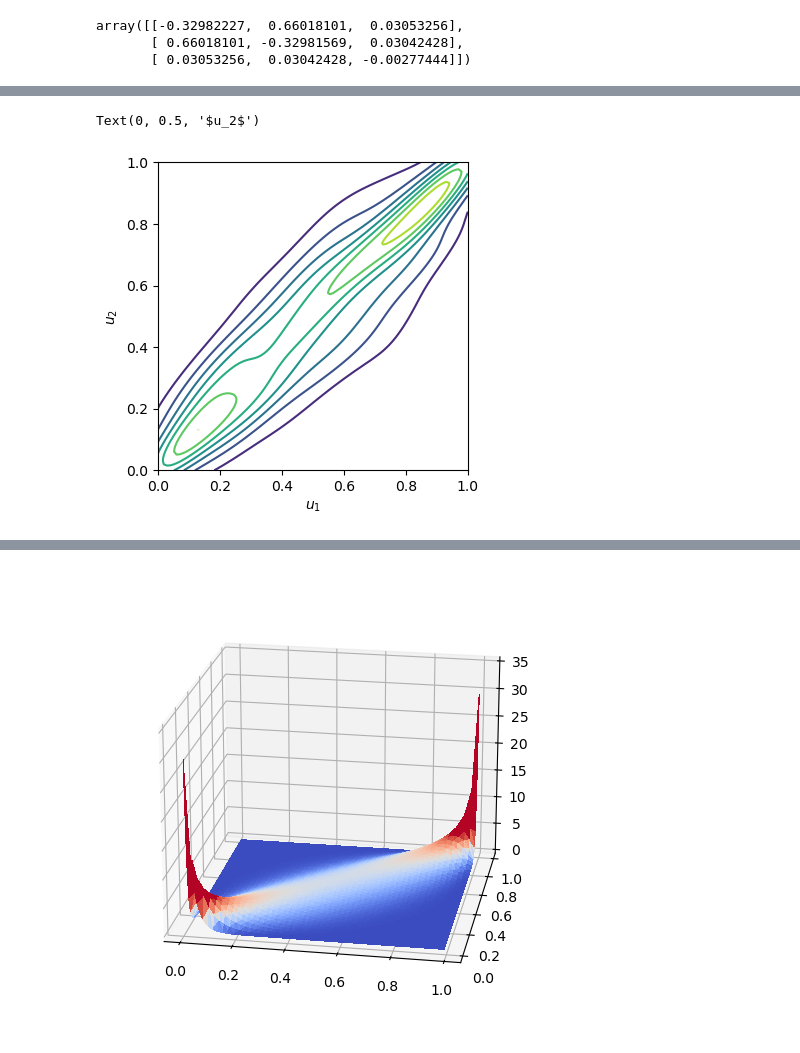
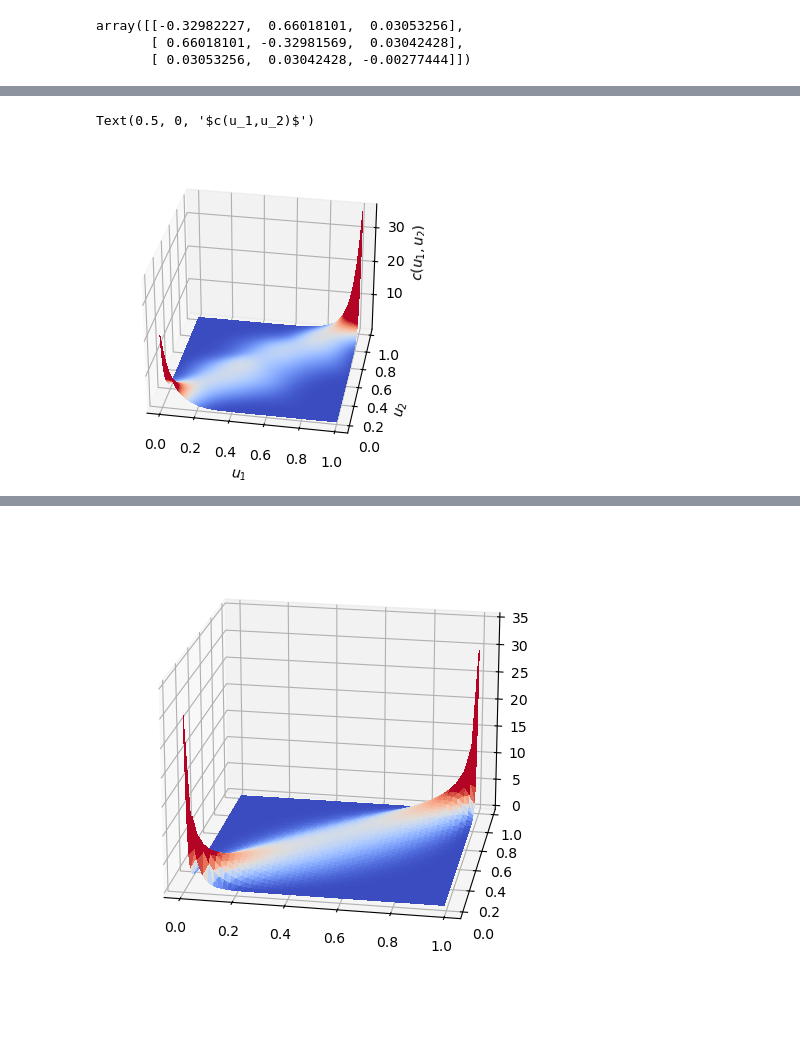
Before and after one commit to jonasbruhub/Analysis-of-Production-flow-systems-with-focus-on-industry, a Jupyter notebook: Simulations and code/Example Network Gaussian 3.ipynb, the cells around one changed output, grey strips where cells are left out. Cells and saved outputs as stored; diff of their text form; code cells hidden in the pictures; blank space fills up the shorter version.

```diff
--- a/Simulations and code/Example Network Gaussian 3.ipynb
+++ b/Simulations and code/Example Network Gaussian 3.ipynb
@@ -52,7 +53,7 @@ Y3 = np.exp(X3)
 # X **=  0.1
 # %%
 Y = Y3
-Y = Y**0.1
+# Y = Y**0.1
 # %%
 # Prepare Kernels, transformed data to uniform (from kernel), Scott's optimal bandwiths
 kernels_Y = [gaussian_kde(Y[i,:]) for i in range(d)]
@@ -209,24 +211,26 @@ for i in range(d-1):
         z_nn = res_nn.copy() / c_new
         z_nn = np.reshape(z_nn, xx.shape)
 
+        print(z_nn.min())
+
 
         c_xy = (z_nn * Trapz_weights_2d).sum() / 4 / np.prod([xx.shape[0] - 1 , xx.shape[1] - 1])
-        Hxy = - (z_nn * np.log(z_nn) * Trapz_weights_2d).sum() / 4 / np.prod([xx.shape[0] - 1 , xx.shape[1] - 1])
+        Hxy = - (z_nn * np.nan_to_num(np.log(z_nn)) * Trapz_weights_2d).sum() / 4 / np.prod([xx.shape[0] - 1 , xx.shape[1] - 1])
 
 
         c_x = (z_nn.mean(axis = 1) * Trapez_weights_1d_x).sum() / 2 / (xx.shape[0]-1)
-        Hx = - (z_nn.mean(axis = 1) * np.log(z_nn.mean(axis = 1)) * Trapez_weights_1d_x).sum() / 2 / (xx.shape[0]-1)
+        Hx = - (z_nn.mean(axis = 1) * np.nan_to_num(np.log(z_nn.mean(axis = 1))) * Trapez_weights_1d_x).sum() / 2 / (xx.shape[0]-1)
 
 
         c_y = (z_nn.mean(axis = 0) * Trapez_weights_1d_y).sum() / 2 / (xx.shape[1] - 1)
-        Hy = - (z_nn.mean(axis = 0) * np.log(z_nn.mean(axis = 0)) * Trapez_weights_1d_y).sum() / 2 / (xx.shape[1] - 1)
+        Hy = - (z_nn.mean(axis = 0) * np.nan_to_num(np.log(z_nn.mean(axis = 0))) * Trapez_weights_1d_y).sum() / 2 / (xx.shape[1] - 1)
 
         # correct for weights
         Hx = (Hx - np.log(c_x)) / c_x
         Hy = (Hy - np.log(c_y)) / c_y
 
-        Hx = 0
-        Hy = 0
+        # Hx = 0
+        # Hy = 0
         Hxy = (Hxy - np.log(c_xy)) / c_xy
 
         G[i,j] = G[j,i] = Hx + Hy - Hxy
@@ -321,10 +369,12 @@ Zv = np.reshape(kernel_ij.evaluate(np.vstack([X1v.ravel(), X2v.ravel()])), (n_me
 # %%
-fig, ax = plt.subplots(1,1, figsize=(4,4))
-ax.contour(X1v, X2v, Zv );
+fig, ax = plt.subplots(subplot_kw={"projection": "3d"}, figsize = (4,4))
+# ax.plot_trisurf(X1v.ravel(), X2v.ravel(), Zv.ravel(), cmap=cm.coolwarm ,linewidth=0.2, antialiased=False)
+ax.plot_trisurf(xx.ravel(), yy.ravel(), z_nn.ravel(), cmap=cm.coolwarm ,linewidth=0.2, antialiased=False, vmax = 5)
+ax.view_init(30, -80, 0)
 ax.set_xlabel("$u_1$")
 ax.set_ylabel("$u_2$")
-
-# plt.savefig(figures_path + "ND examples/Gaussian copula sample contour.pdf", bbox_inches='tight')
+ax.set_zlabel("$c(u_1,u_2)$")
+# plt.savefig(figures_path + "ND examples/Gaussian copula sample pdf.pdf", bbox_inches='tight')
 # %% [output]
-Text(0, 0.5, '$u_2$')
+Text(0.5, 0, '$c(u_1,u_2)$')
-[figure, old version]
+[figure, new version]
```
Also changed, not shown: parts of 13 cells of this notebook, 3 other files.
